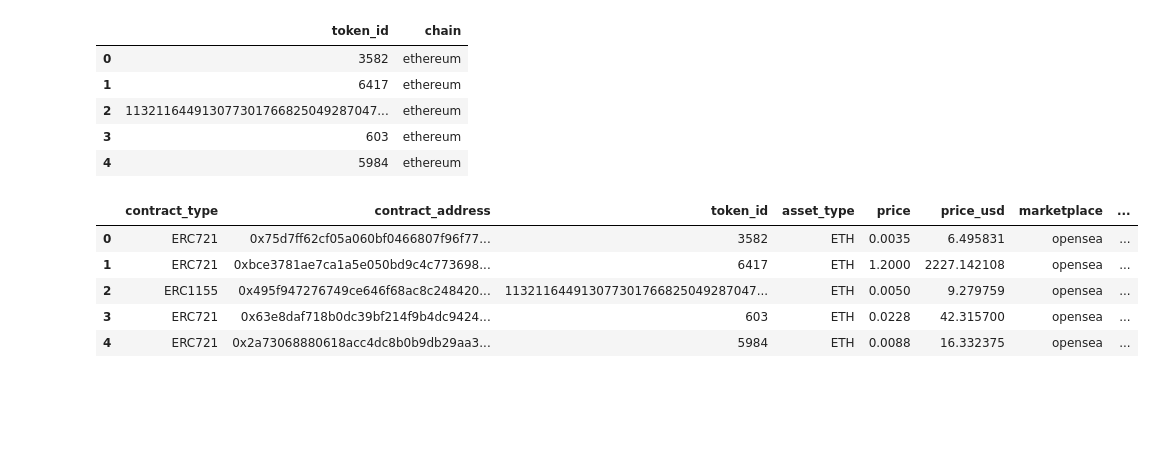
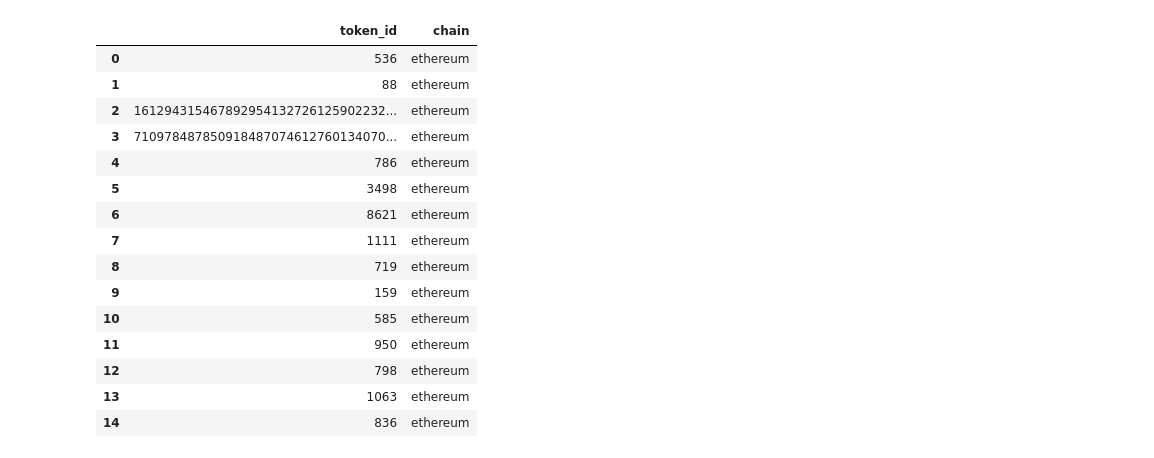
Before and after one commit to xkxixnxgx/get_nft_cost, a Jupyter notebook: get_dataset/data_from_api.ipynb, the cells around one changed output. Saved outputs shown, nothing was run; the diff lists cells and outputs as text; code cells hidden in the pictures; blank space fills up the shorter version.

Commit message:
Preproccessing and a final dataset

```diff
--- a/get_dataset/data_from_api.ipynb
+++ b/get_dataset/data_from_api.ipynb
@@ -3,14 +4,32 @@ import pandas as pd
 import numpy as np
 import os
+# %%
+def convert_to_df(nft_data : dict) -> pd.DataFrame:
+    df_data_nft = pd.DataFrame(nft_data.get('nft'), index=[nft_data.get('nft')['token_id']])
+    df_data_price_datails = pd.DataFrame(nft_data.get('price_details'), index=[nft_data.get('nft')['token_id']])
+    df_data = pd.merge(df_data_nft, df_data_price_datails, left_index=True, right_index=True)
+    features = ['marketplace', 'transaction_date', 'seller_address']
+    d_features = {}
+    for feature in features:
+        d_features[feature] = nft_data.get(feature)
+    df_data = pd.merge(df_data, pd.DataFrame(d_features, index=[nft_data.get('nft')['token_id']]), left_index=True, right_index=True)
+    return df_data
+
+
+# a function adds new values from transaction data to the dataset
+def get_df_from_transaction_data(df_nfts : pd.DataFrame, response : requests.models.Response) -> pd.DataFrame:
+    for transaction in response.json()['transactions']:
+        df_nfts = pd.concat([df_nfts, convert_to_df(transaction)], ignore_index=True)
+    return df_nfts
 # %%
 # Download NFT's data
-# More information: https://docs.nftport.xyz/docs/nftport/b3A6MjAzNDUzNTI-retrieve-all-nf-ts
+# More information: https://docs.nftport.xyz/reference/retrieve-all-transactions
 
 import requests
 
 url = "https://api.nftport.xyz/v0/transactions"
 
-querystring = {"chain":"ethereum","type":"sale"}
+querystring = {"chain":"ethereum","type":"sale","continuation": 'MTY2NDEzMzc3OV82MzQyY2FkNWRlNzEwMjUzM2M5ZWUyNzE='}
 
 headers = {
     "Content-Type": "application/json",
@@ -19,5 +38,3 @@ headers = {
 
 # get the first page
 response = requests.request("GET", url, headers=headers, params=querystring)
-
-# print(response.json())
@@ -82,7 +130,7 @@ for irow in df_nfts_transaction.index:
     contract = df_nfts_transaction['contract_address'][irow]
     token = df_nfts_transaction['token_id'][irow]
     url = f"https://api.nftport.xyz/v0/nfts/{contract}/{token}"
-    time.sleep(0.1)
+    time.sleep(0.05) # we have to wait some time due to the limitation of free access
     querystring = {"chain":"ethereum"}
 
     headers = {
@@ -90,6 +138,10 @@ for irow in df_nfts_transaction.index:
         "Authorization": os.environ.get("KEY_API")
     }
 
-    response = requests.request("GET", url, headers=headers, params=querystring)
-    df_nfts_contract = add_nfts(df_nfts_contract, response)
-    sr_attributes = get_attributes(sr_attributes, response)
+    nft_response = requests.request("GET", url, headers=headers, params=querystring)
+    print(nft_response.status_code)
+    if nft_response.status_code == 200:
+        df_nfts_contract = add_nfts(df_nfts_contract, nft_response)
+        sr_attributes = get_attributes(sr_attributes, nft_response)
+    else:
+        print(nft_response.text)
@@ -105,22 +167,26 @@ df_nfts_contract.head()
 # %%
 df_nfts_transaction_1 = df_nfts_transaction.drop(['contract_address_x', 'contract_address_y'], axis=1)
-df_nfts_contract_1 = df_nfts_contract.drop(['contract_address'], axis=1)
-df_nfts_contract_1.head()
+df_nfts_transaction_1.drop_duplicates(subset=['token_id'], inplace=True)
-# %% [output]
-|  | token_id | chain |
-| 0 | 3582 | ethereum |
-| 1 | 6417 | ethereum |
-| 2 | 113211644913077301766825049287047... | ethereum |
-| 3 | 603 | ethereum |
-| 4 | 5984 | ethereum |
+# %%
+df_nfts_contract_1 = df_nfts_contract.drop(['contract_address'], axis=1)
+df_nfts_contract_1.drop_duplicates(subset=['token_id'], inplace=True)
 # %%
-df_nfts_contract_1 = pd.merge(df_nfts_contract_1, sr_attributes, left_on=['token_id'], right_index=True)
-df_final = pd.merge(df_nfts_transaction_1, df_nfts_contract_1, left_on=['token_id'], right_on=['token_id'], how='inner')
-df_final.head()
+df_nfts_contract_with_attr = pd.merge(df_nfts_contract_1, sr_attributes, how='left', left_on='token_id', right_index=True)
+df_nfts_contract_1.head(15)
 # %% [output]
-|  | contract_type | contract_address | token_id | asset_type | price | price_usd | marketplace | ... |
-| 0 | ERC721 | 0x75d7ff62cf05a060bf0466807f96f77... | 3582 | ETH | 0.0035 | 6.495831 | opensea | ... |
-| 1 | ERC721 | 0xbce3781ae7ca1a5e050bd9c4c773698... | 6417 | ETH | 1.2000 | 2227.142108 | opensea | ... |
-| 2 | ERC1155 | 0x495f947276749ce646f68ac8c248420... | 113211644913077301766825049287047... | ETH | 0.0050 | 9.279759 | opensea | ... |
-| 3 | ERC721 | 0x63e8daf718b0dc39bf214f9b4dc9424... | 603 | ETH | 0.0228 | 42.315700 | opensea | ... |
-| 4 | ERC721 | 0x2a73068880618acc4dc8b0b9db29aa3... | 5984 | ETH | 0.0088 | 16.332375 | opensea | ... |
+|  | token_id | chain |
+| 0 | 536 | ethereum |
+| 1 | 88 | ethereum |
+| 2 | 161294315467892954132726125902232... | ethereum |
+| 3 | 710978487850918487074612760134070... | ethereum |
+| 4 | 786 | ethereum |
+| 5 | 3498 | ethereum |
+| 6 | 8621 | ethereum |
+| 7 | 1111 | ethereum |
+| 8 | 719 | ethereum |
+| 9 | 159 | ethereum |
+| 10 | 585 | ethereum |
+| 11 | 950 | ethereum |
+| 12 | 798 | ethereum |
+| 13 | 1063 | ethereum |
+| 14 | 836 | ethereum |
```
Also changed, not shown: parts of 17 cells of this notebook, 4 other files.
